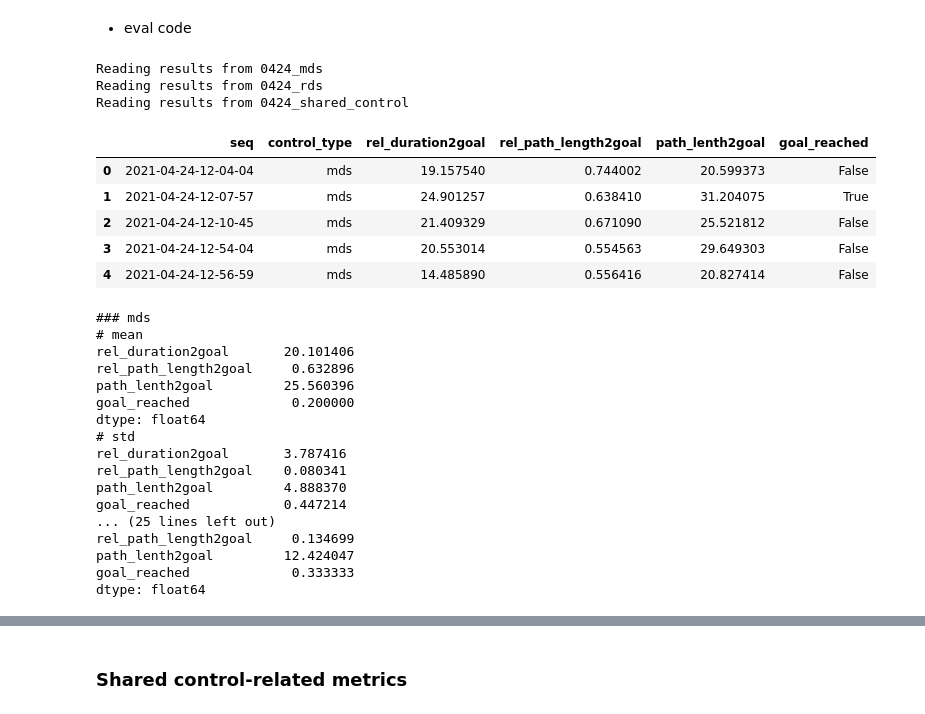
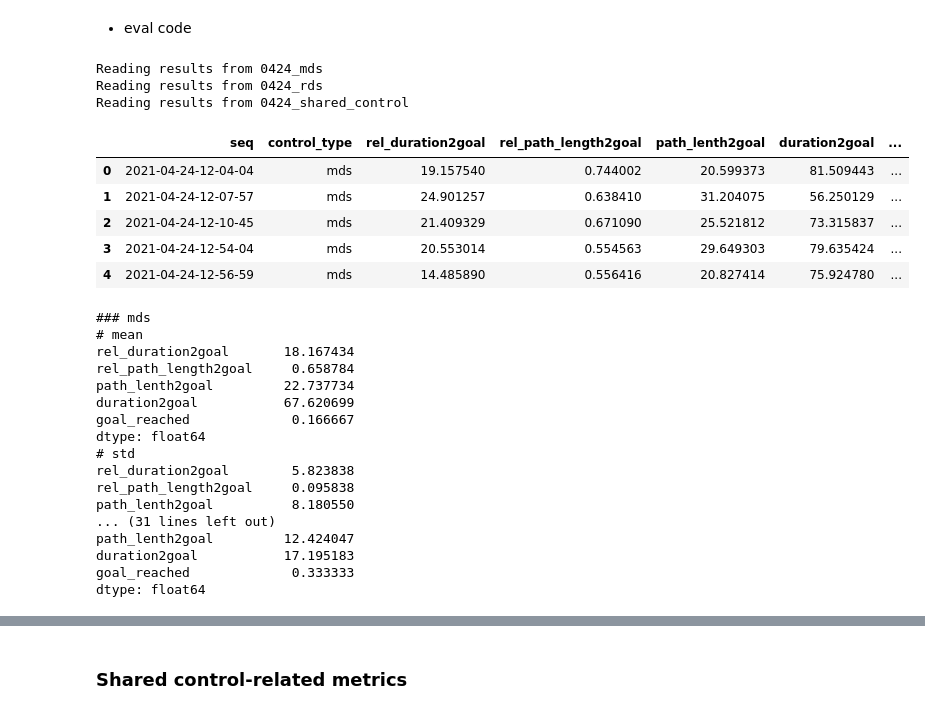
Before and after one commit to epfl-lasa/crowdbot-evaluation-tools, a Jupyter notebook: notebooks/comprehensive_eval.ipynb, the cells around one changed output, grey strips where cells are left out. Drawn from its saved outputs; the diff is of its cells as text; code cells hidden in the pictures.

```diff
--- a/notebooks/comprehensive_eval.ipynb
+++ b/notebooks/comprehensive_eval.ipynb
@@ -110,13 +109,15 @@ Available sequences in 0424_mds:
 - eval code
 # %%
 crowd_metrics = ('avg_crowd_density5',
-           'avg_crowd_density10',
-           'avg_min_dist',
-           'path_lenth2goal',
-           'goal_reached',
-          )
+                 'avg_crowd_density10',
+                 'avg_min_dist',
+                 'path_lenth2goal',
+                )
+
+# todo: 'min_dist2goal'
 
 # more_metrics = (
+#     'goal_reached',
 #     'crowd_density5',
 #     'crowd_density10',
 #     'min_dist',
@@ -151,8 +152,8 @@ for eval_dir in eval_dirs:
     crowd_df = pd.DataFrame(m_dict)
     crowd_df.columns = ['seq', 'control_type'] + list(crowd_metrics)
 
-    # Filter path_lenth2goal less than 10 meter
-    crowd_df = crowd_df[crowd_df.path_lenth2goal >= 10.0]
+    # Filter path_lenth2goal less than 5 meter
+    crowd_df = crowd_df[crowd_df.path_lenth2goal >= 5.0]
 
     frames.append(crowd_df)
 
@@ -299,6 +289,7 @@ categorical_plot(
 path_metrics = ('rel_duration2goal',
                 'rel_path_length2goal',
                 'path_lenth2goal',
+                'duration2goal',
                 'goal_reached',
                )
 
@@ -315,41 +306,41 @@ for ii, eval_dir in enumerate(eval_dirs):
     pm_dict.update(
         {'control_type': [eval_dir[5:] for i in range(eval_database.nr_seqs())]}
     )
     pm_dict.update({k: [] for k in path_metrics})
 
     for idx, seq in enumerate(eval_database.seqs):
         eval_res_dir = os.path.join(eval_database.metrics_dir)
         qolo_eval_npy = os.path.join(eval_res_dir, seq + "_qolo_eval.npy")
         qolo_eval_dict = np.load(
             qolo_eval_npy,
             allow_pickle=True,
         ).item()
 
         for iidx, val in enumerate(path_metrics):
             pm_dict[path_metrics[iidx]].append(qolo_eval_dict[val])
             # print(iidx, val, path_metrics[iidx])
     # print(pm_dict.keys())
 
     path_df = pd.DataFrame(pm_dict)
     path_df.columns = ['seq', 'control_type'] + list(path_metrics)
 
-    # Filter path_lenth2goal less than 10 meter
-    path_df = path_df[path_df.path_lenth2goal >= 10.0]
+    # Filter path_lenth2goal less than 5 meter
+    path_df = path_df[path_df.path_lenth2goal >= 5.0]
 
     path_frames.append(path_df)
 
 path_metrics_df = pd.concat(path_frames, ignore_index=True)
 path_metrics_df.head()
 # %% [output]
 Reading results from 0424_mds
 Reading results from 0424_rds
 Reading results from 0424_shared_control
-|  | seq | control_type | rel_duration2goal | rel_path_length2goal | path_lenth2goal | goal_reached |
-| 0 | 2021-04-24-12-04-04 | mds | 19.157540 | 0.744002 | 20.599373 | False |
-| 1 | 2021-04-24-12-07-57 | mds | 24.901257 | 0.638410 | 31.204075 | True |
-| 2 | 2021-04-24-12-10-45 | mds | 21.409329 | 0.671090 | 25.521812 | False |
-| 3 | 2021-04-24-12-54-04 | mds | 20.553014 | 0.554563 | 29.649303 | False |
-| 4 | 2021-04-24-12-56-59 | mds | 14.485890 | 0.556416 | 20.827414 | False |
+|  | seq | control_type | rel_duration2goal | rel_path_length2goal | path_lenth2goal | duration2goal | ... |
+| 0 | 2021-04-24-12-04-04 | mds | 19.157540 | 0.744002 | 20.599373 | 81.509443 | ... |
+| 1 | 2021-04-24-12-07-57 | mds | 24.901257 | 0.638410 | 31.204075 | 56.250129 | ... |
+| 2 | 2021-04-24-12-10-45 | mds | 21.409329 | 0.671090 | 25.521812 | 73.315837 | ... |
+| 3 | 2021-04-24-12-54-04 | mds | 20.553014 | 0.554563 | 29.649303 | 79.635424 | ... |
+| 4 | 2021-04-24-12-56-59 | mds | 14.485890 | 0.556416 | 20.827414 | 75.924780 | ... |
 # %%
 for ctrl in control_types:
     print("###", ctrl)
@@ -361,19 +352,19 @@ for ctrl in control_types:
 # %% [output]
 ### mds
 # mean
-rel_duration2goal       20.101406
-rel_path_length2goal     0.632896
-path_lenth2goal         25.560396
-goal_reached             0.200000
+rel_duration2goal       18.167434
+rel_path_length2goal     0.658784
+path_lenth2goal         22.737734
+duration2goal           67.620699
+goal_reached             0.166667
 dtype: float64
 # std
-rel_duration2goal       3.787416
-rel_path_length2goal    0.080341
-path_lenth2goal         4.888370
-goal_reached            0.447214
-... (25 lines left out)
-rel_path_length2goal     0.134699
+rel_duration2goal        5.823838
+rel_path_length2goal     0.095838
+path_lenth2goal          8.180550
+... (31 lines left out)
 path_lenth2goal         12.424047
+duration2goal           17.195183
 goal_reached             0.333333
 dtype: float64
 # %%
```
Also changed, not shown: parts of 11 cells of this notebook, 1 other file.
